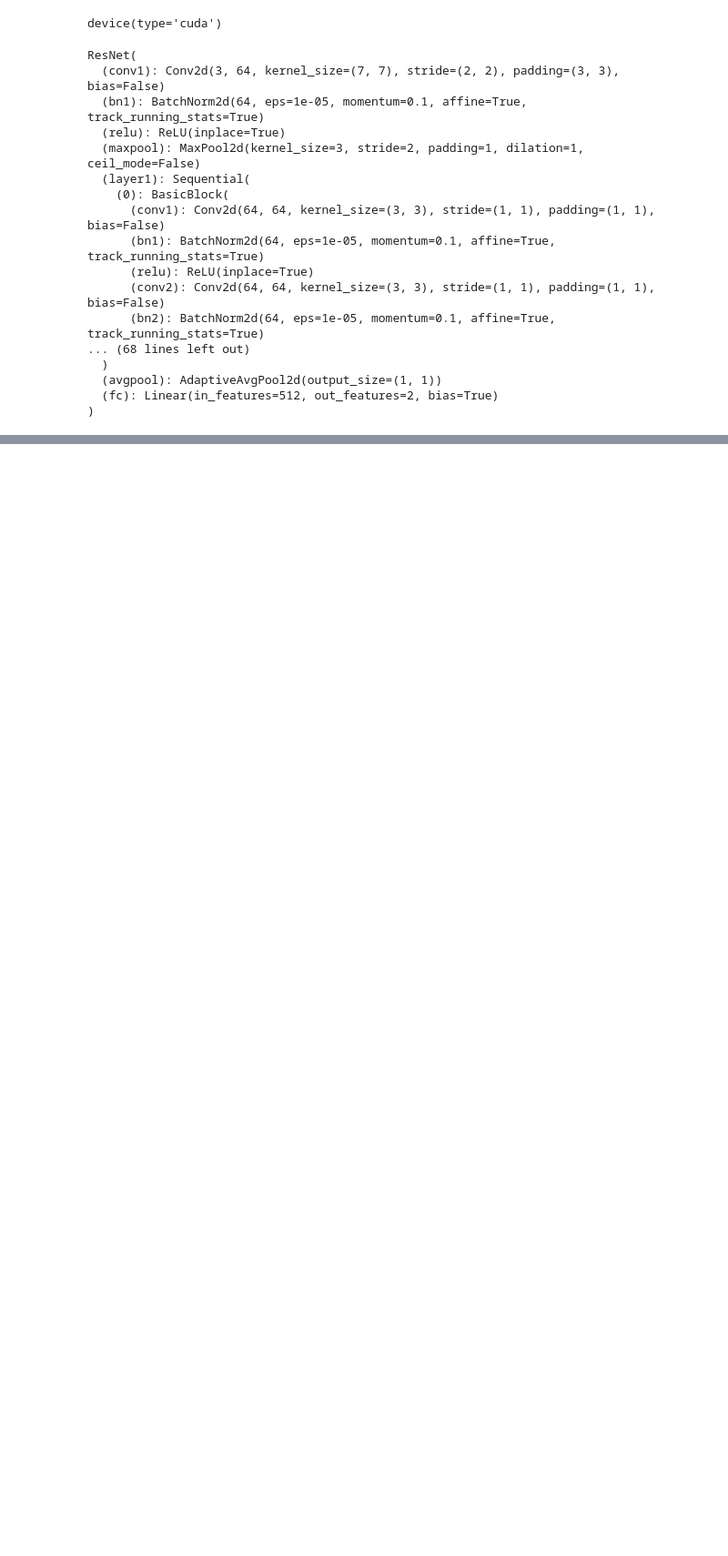
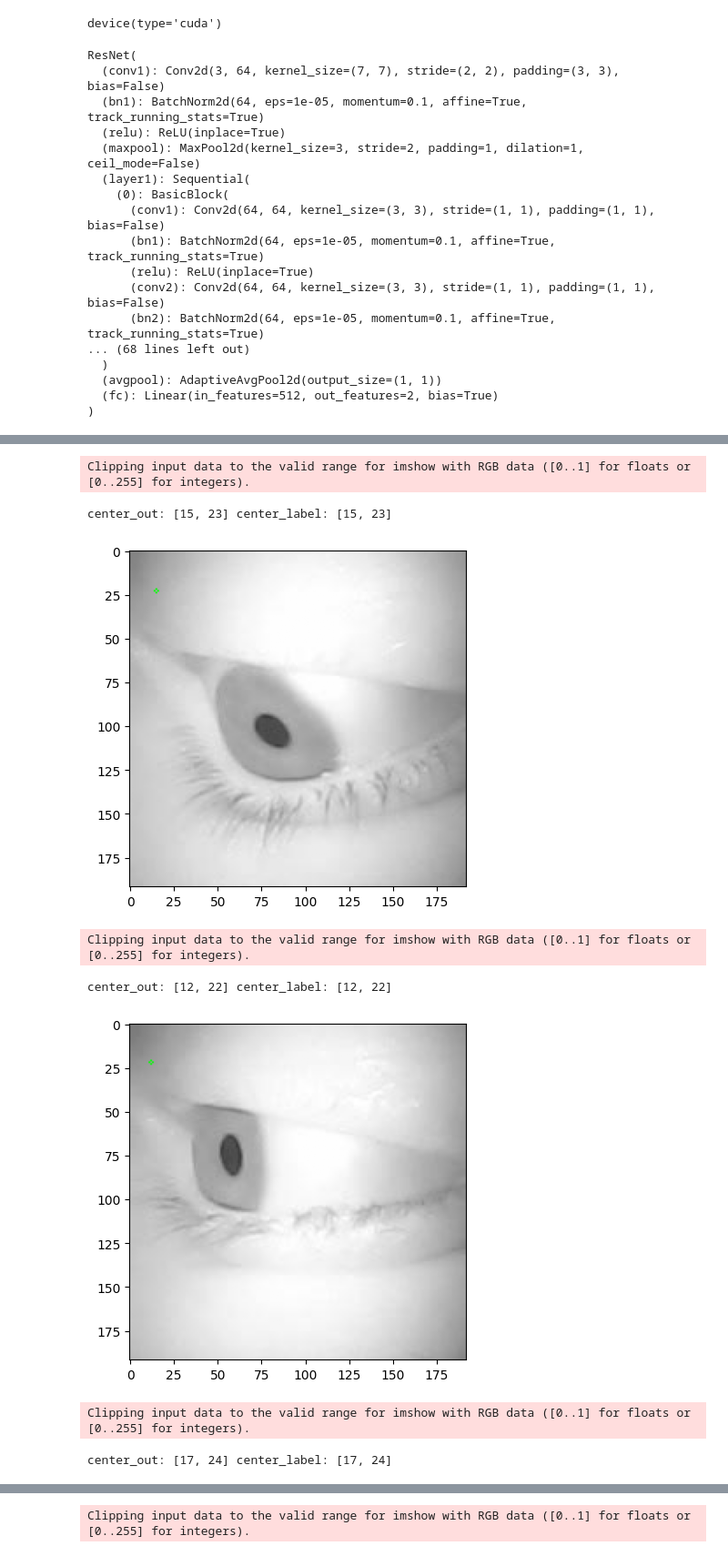
Before and after one commit to jmatejcz/pupil-detect, a Jupyter notebook: main.ipynb, the cells around one changed output, grey strips where cells are left out. Shown at 91% size. Cells and saved outputs as stored; diff of their text form; code cells hidden in the pictures; blank space fills up the shorter version.

Commit message:
testinf dataset

```diff
--- a/main.ipynb
+++ b/main.ipynb
@@ -140,7 +127,7 @@ def train_second_model(
             else:
                 model.eval()  # Set model to evaluate mode
 
-            running_loss = 0.0
+            running_loss = 0.01
             running_corrects = 0
             losses = []
 
@@ -170,7 +157,7 @@ def train_second_model(
                 losses.append(loss.item())
                 # print(running_loss)
 
-                if i % 40 == 0:
+                if i % 500 == 0:
                     print(f"{phase}, Batch: {i}/{len(dataloaders[phase])} Loss: {np.mean(losses):.4f}")
             if phase == "train":
                 scheduler.step()
@@ -183,9 +170,10 @@ def train_second_model(
             # if phase == "test" and epoch_acc > best_acc:
             #     best_acc = epoch_acc
             #     best_model_wts = copy.deepcopy(model.state_dict())
+    return model
 # %%
 criterion = nn.MSELoss()
-optimizer = optim.SGD(model.parameters(), lr=0.001, momentum=0.9)
+optimizer = optim.SGD(model_pupil.parameters(), lr=0.001, momentum=0.9)
 exp_lr_scheduler = lr_scheduler.StepLR(optimizer, step_size=7, gamma=0.1)
 
-model = train_second_model(model, criterion, optimizer, exp_lr_scheduler, num_epochs=2, dataloaders=dataloaders, dataset_sizes=dataset_sizes, device=device)
+model_pupil = train_second_model(model_pupil, criterion, optimizer, exp_lr_scheduler, num_epochs=5, dataloaders=dataloaders, dataset_sizes=dataset_sizes, device=device)
@@ -209,0 +229,22 @@ test, Batch: 4760/4779 Loss: 37.0667
+# %%
+dataset_corneal = PupilCoreDatasetCornealReflection(
+    "datasets/PupilCoreDataset/video5_eye0_video.avi",
+    'datasets/PupilCoreDataset/video5_eye0_pupildata.csv',
+    "datasets/PupilCoreDataset/video5_eye1_video.avi",
+    'datasets/PupilCoreDataset/video5_eye1_pupildata.csv'
+)
+indices = torch.randperm(len(dataset_corneal)).tolist()
+train_part = int(0.8 * len(dataset_corneal))
+train_dataset = torch.utils.data.Subset(dataset_corneal, indices[:train_part])
+test_dataset = torch.utils.data.Subset(dataset_corneal, indices[train_part:])
+dataset_sizes = {
+    'train': len(train_dataset),
+    'test': len(test_dataset)
+}
+
+train_dataloader = torch.utils.data.DataLoader(train_dataset, batch_size=8, shuffle=True)
+test_dataloader = torch.utils.data.DataLoader(test_dataset, batch_size=1, shuffle=True)
+dataloaders = {
+    "train": train_dataloader,
+    "test": test_dataloader
+}
@@ -209,0 +254,12 @@ test, Batch: 4760/4779 Loss: 37.0667
+# %%
+#TODO corneal reflection detec
+
+
+model_corneal = models.resnet18(pretrained=False)
+model_corneal.fc = nn.Linear(in_features=512, out_features=2, dtype=torch.float32)
+
+criterion = nn.MSELoss()
+optimizer = optim.SGD(model_corneal.parameters(), lr=0.001, momentum=0.9)
+exp_lr_scheduler = lr_scheduler.StepLR(optimizer, step_size=7, gamma=0.1)
+
+model_corneal = train_second_model(model_corneal, criterion, optimizer, exp_lr_scheduler, num_epochs=2, dataloaders=dataloaders, dataset_sizes=dataset_sizes, device=device)
@@ -210,2 +288,11 @@ test, Batch: 4760/4779 Loss: 37.0667
 # %%
-utils.visualize_pupil(model, dataloaders['test'], device, 5)
+visualize(model_corneal, dataloaders["test"] ,device, 50)
+# %% [output]
+Clipping input data to the valid range for imshow with RGB data ([0..1] for floats or [0..255] for integers).
+center_out: [15, 23] center_label: [15, 23]
+[figure, added]
+Clipping input data to the valid range for imshow with RGB data ([0..1] for floats or [0..255] for integers).
+center_out: [12, 22] center_label: [12, 22]
+[figure, added]
+Clipping input data to the valid range for imshow with RGB data ([0..1] for floats or [0..255] for integers).
+center_out: [17, 24] center_label: [17, 24]
@@ -211,0 +300 @@ utils.visualize_pupil(model, dataloaders['test'], device, 5)
+Clipping input data to the valid range for imshow with RGB data ([0..1] for floats or [0..255] for integers).
```
Also changed, not shown: parts of 12 cells of this notebook, 6 other files.
